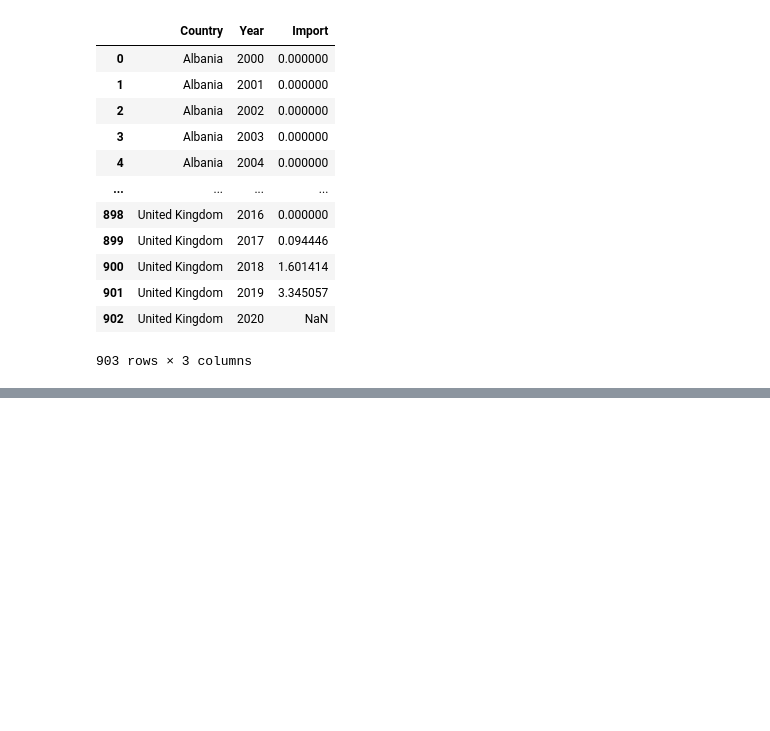
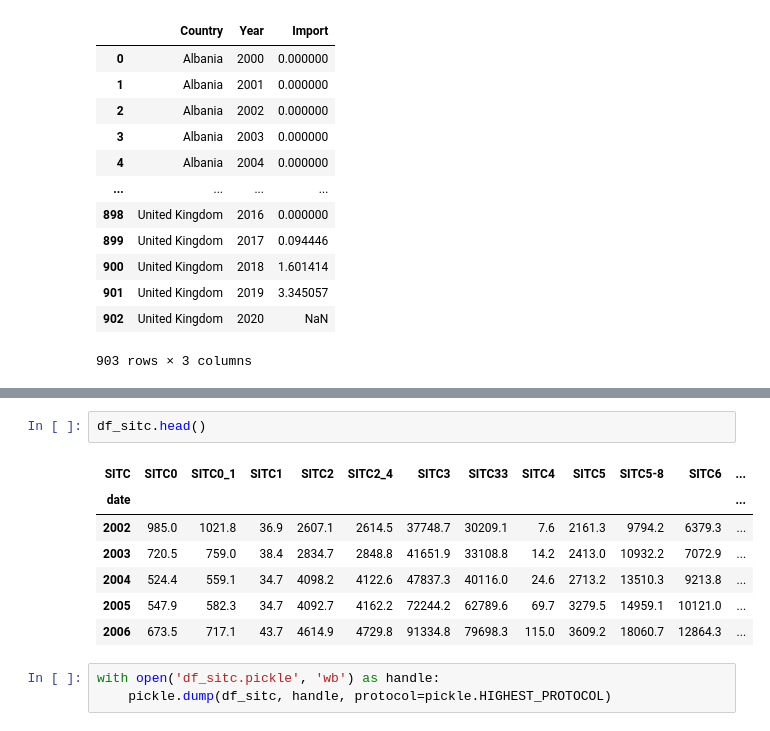
Before and after one commit to esvelaren/Information-Visualization-Project, a Jupyter notebook: dataframes.ipynb, the cells around one changed output, grey strips where cells are left out. Cells and saved outputs as stored; diff of their text form; blank space fills up the shorter version.

```diff
--- a/dataframes.ipynb
+++ b/dataframes.ipynb
@@ -274,0 +302,13 @@ df_nat_gas_depend_ru
+# %%
+df_sitc.head()
+# %% [output]
+| SITC | SITC0 | SITC0_1 | SITC1 | SITC2 | SITC2_4 | SITC3 | SITC33 | SITC4 | SITC5 | SITC5-8 | SITC6 | ... |
+| date |  |  |  |  |  |  |  |  |  |  |  | ... |
+| 2002 | 985.0 | 1021.8 | 36.9 | 2607.1 | 2614.5 | 37748.7 | 30209.1 | 7.6 | 2161.3 | 9794.2 | 6379.3 | ... |
+| 2003 | 720.5 | 759.0 | 38.4 | 2834.7 | 2848.8 | 41651.9 | 33108.8 | 14.2 | 2413.0 | 10932.2 | 7072.9 | ... |
+| 2004 | 524.4 | 559.1 | 34.7 | 4098.2 | 4122.6 | 47837.3 | 40116.0 | 24.6 | 2713.2 | 13510.3 | 9213.8 | ... |
+| 2005 | 547.9 | 582.3 | 34.7 | 4092.7 | 4162.2 | 72244.2 | 62789.6 | 69.7 | 3279.5 | 14959.1 | 10121.0 | ... |
+| 2006 | 673.5 | 717.1 | 43.7 | 4614.9 | 4729.8 | 91334.8 | 79698.3 | 115.0 | 3609.2 | 18060.7 | 12864.3 | ... |
+# %%
+with open('df_sitc.pickle', 'wb') as handle:
+    pickle.dump(df_sitc, handle, protocol=pickle.HIGHEST_PROTOCOL)
```
Also changed, not shown: parts of 7 cells of this notebook, 3 other files.
